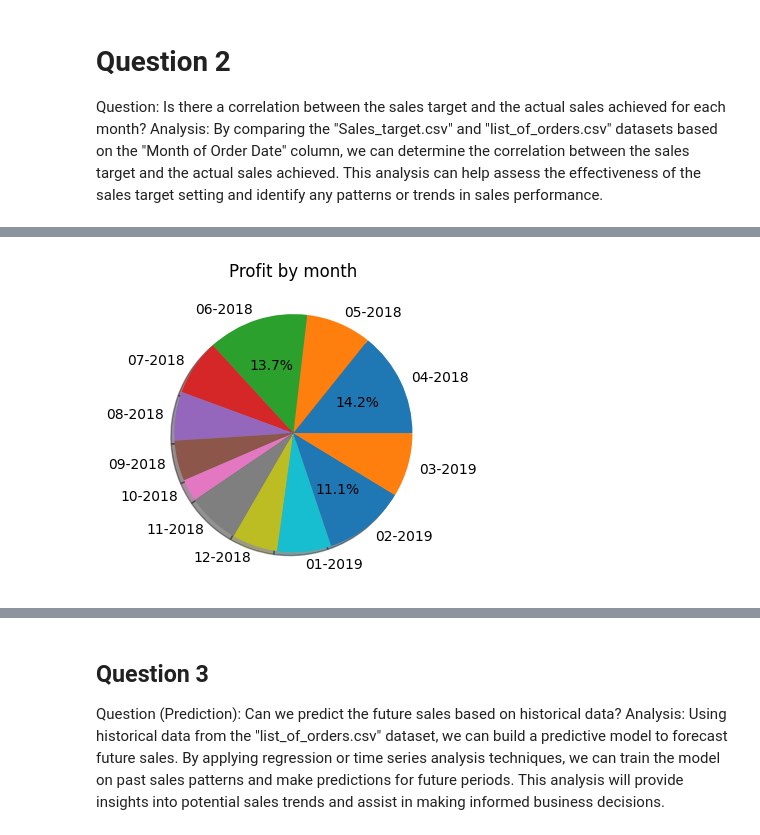
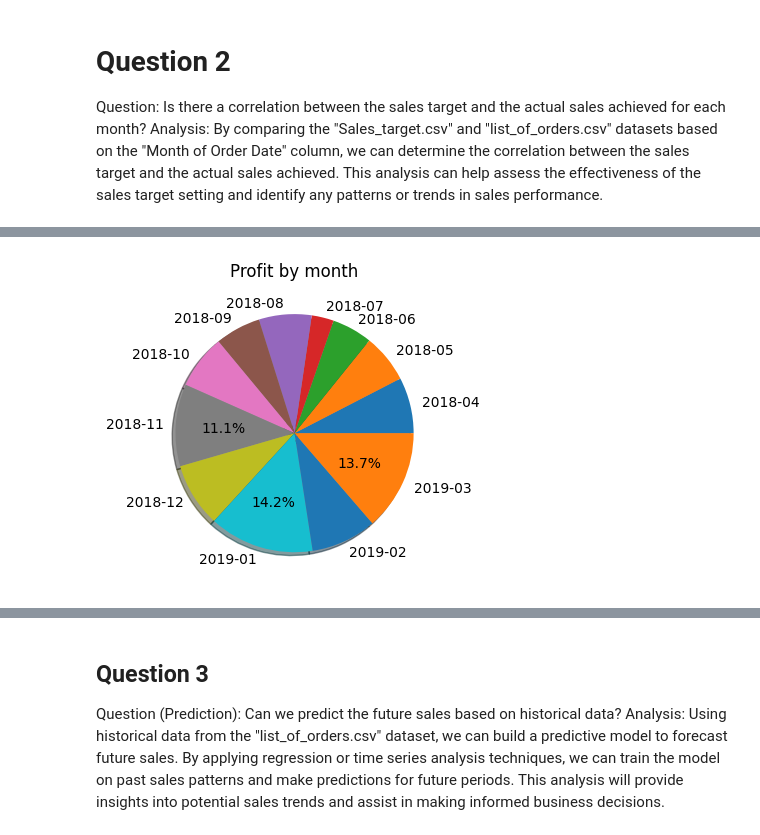
Before and after one commit to Nom115/ecommerce_analysis, a Jupyter notebook: jupiter.ipynb, the cells around one changed output, grey strips where cells are left out. Drawn from its saved outputs; the diff is of its cells as text; code cells hidden in the pictures.

```diff
--- a/jupiter.ipynb
+++ b/jupiter.ipynb
@@ -87,7 +87,6 @@ As there are no missing values, imputation was not required.
 # %%
 # Cleaning and transformation functions
 
-df.dropna(subset=["Order ID"], inplace=True)
 df["Order ID"] = df["Order ID"].astype('string')
 df["State"] = df["State"].astype("category")
 df["City"] = df["City"].astype('string')
@@ -262,0 +232,6 @@ print(country_profit)
+# %%
+df_profit_per_month = df.groupby(df['Order Date'].dt.to_period('M'))['Amount'].sum().reset_index()
+
+city_profit = df_profit_per_month['Order Date']
+profit_profit = df_profit_per_month['Amount']
+print(df_profit_per_month)
@@ -263,20 +252,20 @@ print(country_profit)
 # %%
 plt.rcParams["figure.figsize"] = [7.50, 3.50]
 plt.rcParams["figure.autolayout"] = True
 fig, ax = plt.subplots()
 
 # Any slice below 10% does not receive a label
 
 def autopct_format(value):
     if value < 10:
         return ''
     else:
         return '%1.1f%%' % value
 
-plt.pie(country_profit['Amount'], labels = country_profit['Order Date'], shadow = True, autopct=autopct_format)
+plt.pie(df_profit_per_month['Amount'], labels = df_profit_per_month['Order Date'], shadow = True, autopct=autopct_format)
 plt.title("Profit by month")
 
 plt.tight_layout()
 plt.show()
 # %% [output]
-[figure, old version]
+[figure, new version]
```
Also changed, not shown: parts of 16 cells of this notebook.
